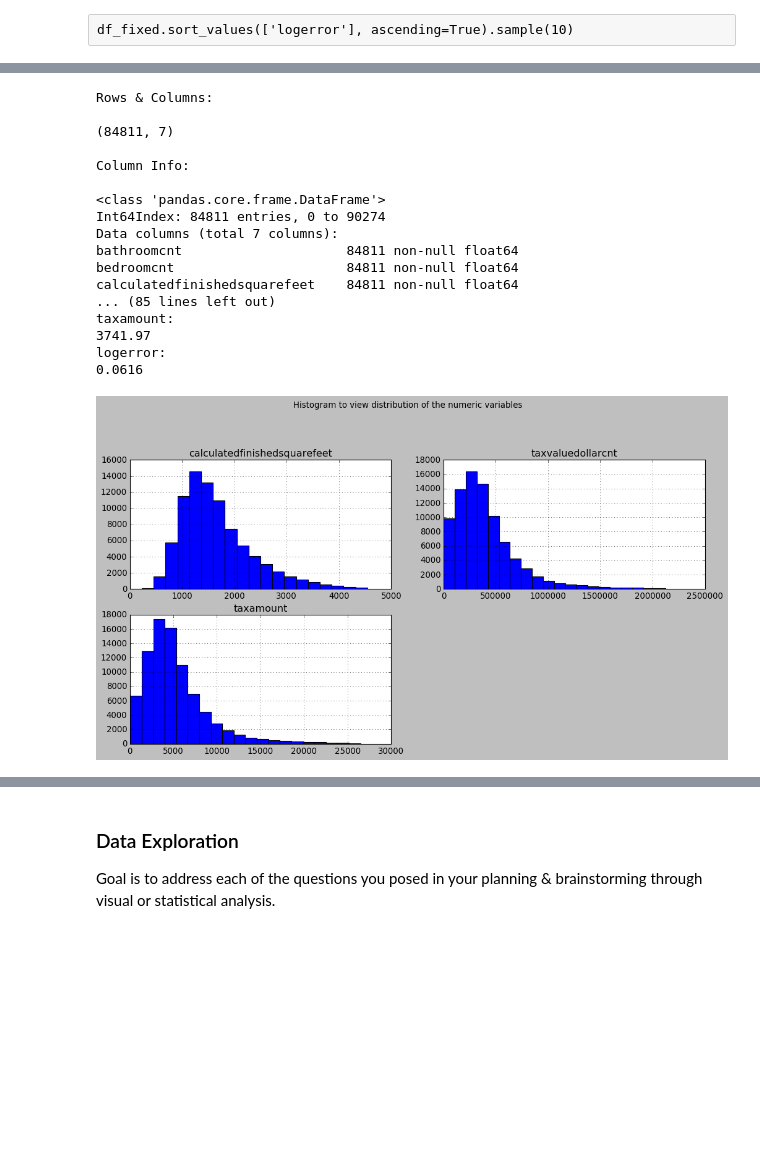
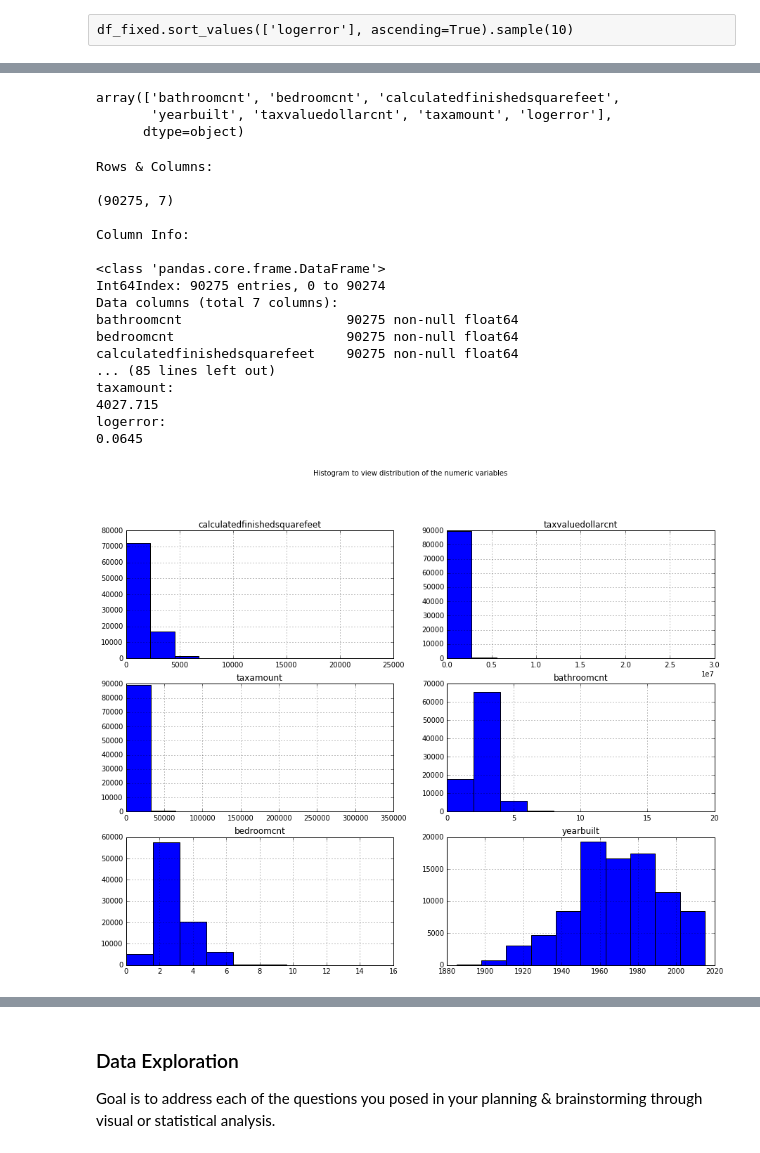
Before and after one commit to escalante-eric/codeup-ds-projects, a Jupyter notebook: Regression_Proj_EricEscalante.ipynb, the cells around one changed output, grey strips where cells are left out. Saved outputs shown, nothing was run; the diff lists cells and outputs as text; code cells hidden in the pictures; blank space fills up the shorter version.

```diff
--- a/Regression_Proj_EricEscalante.ipynb
+++ b/Regression_Proj_EricEscalante.ipynb
@@ -110,7 +92,7 @@ df_a = pd.DataFrame(dfproperties_2016, columns = [
 df_b = pd.DataFrame(dftrain_2016, columns = ['parcelid', 'logerror'])
 # %%
 ### Joining the both a and b along the 'parcelid' value
-df_join = pd.merge(df_a, df_b, on='parcelid')
+df_join = pd.merge(df_a, df_b, how='inner', on='parcelid')
 # %% [markdown]
 ### Sumarize Data
 # %%
@@ -187,7 +185,7 @@ columns_to_remove = ['fullbathcnt',
                      'garagecarcnt',
                      'roomcnt',
                      'parcelid']
-df_fixed = df_remove_outliers.drop(columns_to_remove, axis=1)
+df_fixed = df_join.drop(columns_to_remove, axis=1)
 
 ### Create a list of the independent variable name
 df_fixed.columns.values
@@ -212,6 +210,11 @@ df_fixed.describe()
 # %%
 ### Create a list of the independent variable names (aka attributes) and assign it to x_vars
 x_vars = df_fixed.columns.values
+x_vars
+# %% [output]
+array(['bathroomcnt', 'bedroomcnt', 'calculatedfinishedsquarefeet',
+       'yearbuilt', 'taxvaluedollarcnt', 'taxamount', 'logerror'],
+      dtype=object)
 # %%
 ### Clearly identify your dependent (target) variable
 y = df_fixed.columns.values[5]
@@ -226,34 +229,37 @@ summarize_df(df_fixed)
 # %% [output]
 Rows & Columns:
 
-(84811, 7)
+(90275, 7)
 
 Column Info:
 
 <class 'pandas.core.frame.DataFrame'>
-Int64Index: 84811 entries, 0 to 90274
+Int64Index: 90275 entries, 0 to 90274
 Data columns (total 7 columns):
-bathroomcnt                     84811 non-null float64
-bedroomcnt                      84811 non-null float64
-calculatedfinishedsquarefeet    84811 non-null float64
+bathroomcnt                     90275 non-null float64
+bedroomcnt                      90275 non-null float64
+calculatedfinishedsquarefeet    90275 non-null float64
 ... (85 lines left out)
 taxamount:
-3741.97
+4027.715
 logerror:
-0.0616
+0.0645
 # %%
 ### View the distribution of the numeric variables with histograms
 plt.figure(figsize=(15,15))
 plt.suptitle('Histogram to view distribution of the numeric variables')
 
 for i, col in enumerate(['calculatedfinishedsquarefeet',
                          'taxvaluedollarcnt',
-                         'taxamount']):
+                         'taxamount',
+                         'bathroomcnt',
+                         'bedroomcnt',
+                         'yearbuilt']):
     plot_number = i + 1 # i starts at 0, but plot nos should start at 1
     series = df_fixed[col]
     plt.subplot(4, 2, plot_number)
     plt.title(col)
-    series.hist(bins=20, density=False, cumulative=False, log=False)
+    series.hist(bins=10, density=False, cumulative=False, log=False)
 # %% [output]
-[figure, old version]
+[figure, new version]
 # %%
```
Also changed, not shown: parts of 40 cells of this notebook.
